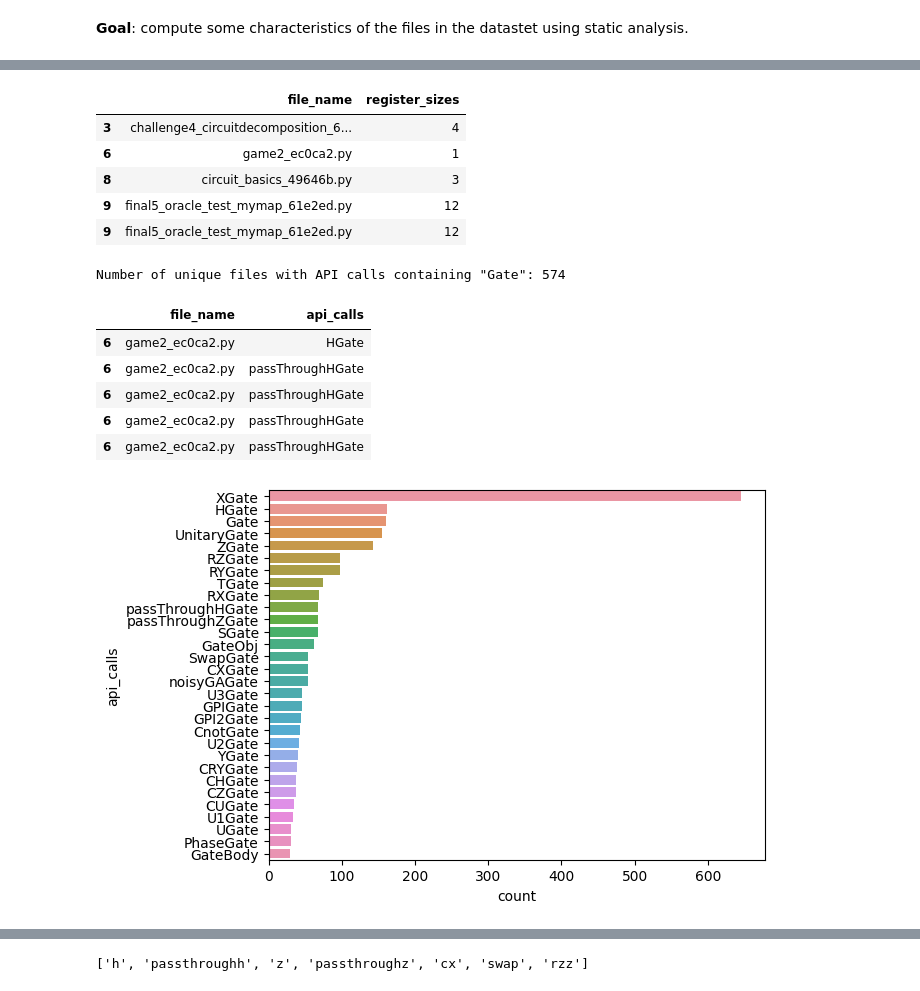
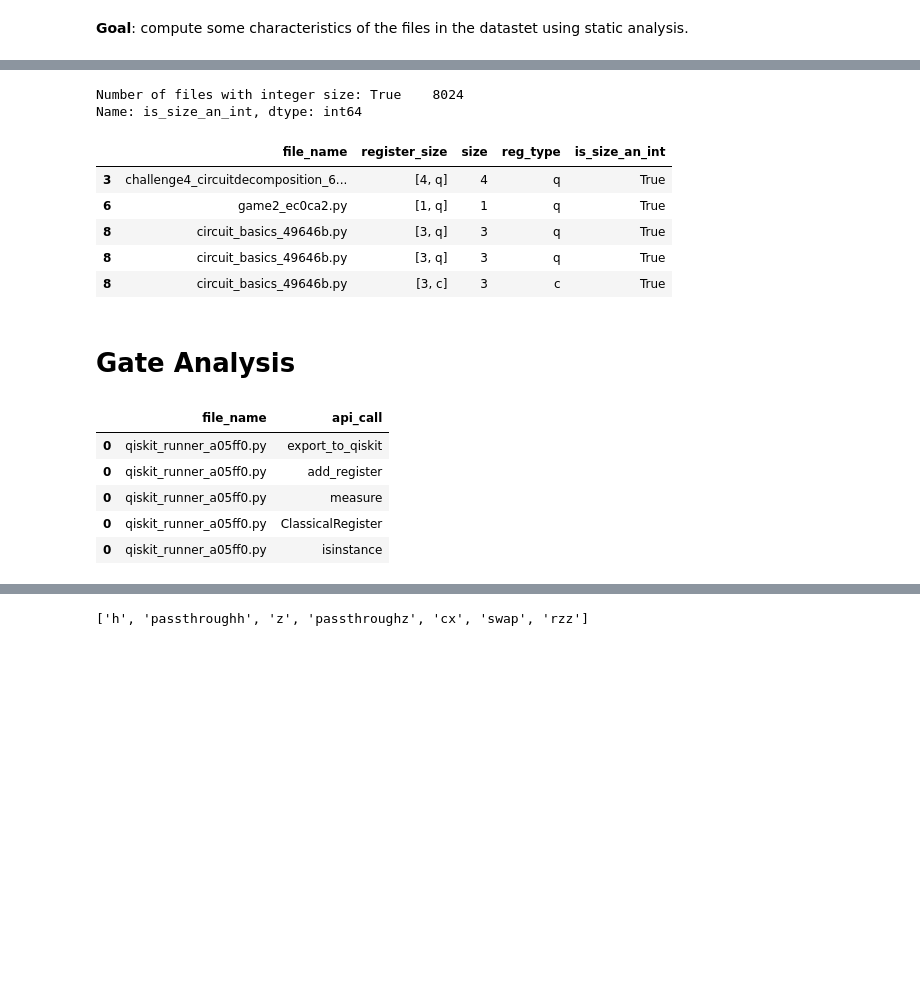
Before and after one commit to sola-st/LintQ, a Jupyter notebook: notebooks/13_EDA_Dataset_LintQ.ipynb, the cells around one changed output, grey strips where cells are left out. Cells and saved outputs as stored; diff of their text form; code cells hidden in the pictures; blank space fills up the shorter version.

```diff
--- a/notebooks/13_EDA_Dataset_LintQ.ipynb
+++ b/notebooks/13_EDA_Dataset_LintQ.ipynb
@@ -223,0 +246,27 @@ df_api_calls.head()
+# %%
+# separate the pairs in the register_sizes in two columns
+# e.g. register_size: [4, q] -> n_qubits: 4, reg_type: quantum
+# c -> classical
+
+df_register_sizes['size'] = df_register_sizes['register_size'].apply(lambda x: x[0])
+df_register_sizes['reg_type'] = df_register_sizes['register_size'].apply(lambda x: x[1])
+# df_register_sizes = df_register_sizes.drop(columns=['register_size'])
+df_register_sizes['is_size_an_int'] = df_register_sizes['size'].apply(lambda x: isinstance(x, int))
+count = df_register_sizes['is_size_an_int'].value_counts()
+# filter only true
+df_register_sizes = df_register_sizes[df_register_sizes['is_size_an_int'] == True]
+# cast to int
+df_register_sizes['size'] = df_register_sizes['size'].astype(int)
+print(f'Number of files with integer size: {count}')
+df_register_sizes.head()
+# %% [output]
+Number of files with integer size: True    8024
+Name: is_size_an_int, dtype: int64
+|  | file_name | register_size | size | reg_type | is_size_an_int |
+| 3 | challenge4_circuitdecomposition_6... | [4, q] | 4 | q | True |
+| 6 | game2_ec0ca2.py | [1, q] | 1 | q | True |
+| 8 | circuit_basics_49646b.py | [3, q] | 3 | q | True |
+| 8 | circuit_basics_49646b.py | [3, q] | 3 | q | True |
+| 8 | circuit_basics_49646b.py | [3, c] | 3 | c | True |
+# %% [markdown]
+# Gate Analysis
@@ -224,31 +333,9 @@ df_api_calls.head()
 # %%
-df_register_sizes.head()
+df_api_calls.head()
 # %% [output]
-|  | file_name | register_sizes |
-| 3 | challenge4_circuitdecomposition_6... | 4 |
-| 6 | game2_ec0ca2.py | 1 |
-| 8 | circuit_basics_49646b.py | 3 |
-| 9 | final5_oracle_test_mymap_61e2ed.py | 12 |
-| 9 | final5_oracle_test_mymap_61e2ed.py | 12 |
+|  | file_name | api_call |
+| 0 | qiskit_runner_a05ff0.py | export_to_qiskit |
+| 0 | qiskit_runner_a05ff0.py | add_register |
+| 0 | qiskit_runner_a05ff0.py | measure |
+| 0 | qiskit_runner_a05ff0.py | ClassicalRegister |
+| 0 | qiskit_runner_a05ff0.py | isinstance |
-# %%
-# filter all API calls containing "Gate"
-top_k = 30
-
-df_gate_calls = df_api_calls[df_api_calls['api_calls'].apply(lambda x: 'Gate' in x)]
-n_unique_files = df_gate_calls['file_name'].nunique()
-print(f'Number of unique files with API calls containing "Gate": {n_unique_files}')
-sns.countplot(
-    data=df_gate_calls,
-    y='api_calls',
-    order=df_gate_calls['api_calls'].value_counts().iloc[:top_k].index
-)
-df_gate_calls.head()
-# %% [output]
-Number of unique files with API calls containing "Gate": 574
-|  | file_name | api_calls |
-| 6 | game2_ec0ca2.py | HGate |
-| 6 | game2_ec0ca2.py | passThroughHGate |
-| 6 | game2_ec0ca2.py | passThroughHGate |
-| 6 | game2_ec0ca2.py | passThroughHGate |
-| 6 | game2_ec0ca2.py | passThroughHGate |
-[figure, removed]
```
Also changed, not shown: parts of 13 cells of this notebook, 1 other file.
